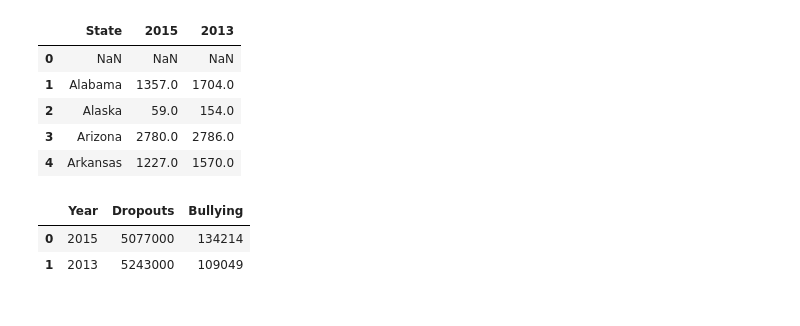
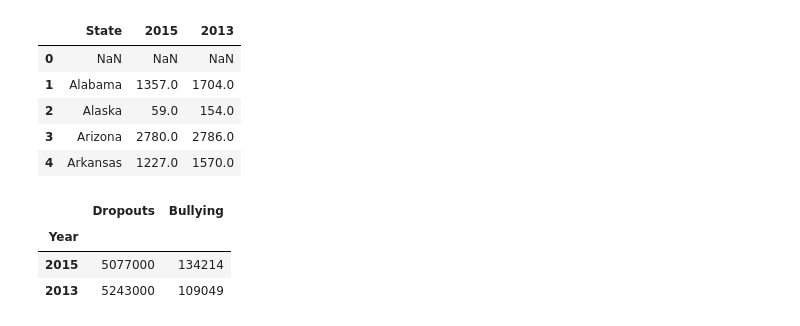
Before and after one commit to hannahduncan/bullying-in-america, a Jupyter notebook: NationalStats.ipynb, the cells around one changed output. Drawn from its saved outputs; the diff is of its cells as text; code cells hidden in the pictures.

```diff
--- a/NationalStats.ipynb
+++ b/NationalStats.ipynb
@@ -463,14 +463,16 @@ BSum_df.head()
 # %%
 #Compare bullying data with dropout data
 # Convert a single dictionary containing lists into a dataframe
 COMPARE_df = pd.DataFrame(
     {"Year": ["2015", "2013"],
      "Dropouts": [5077000, 5243000],
      "Bullying": [134214, 109049]
      }
 )
+COMPARE_df = COMPARE_df.set_index('Year')
 COMPARE_df
 # %% [output]
-|  | Year | Dropouts | Bullying |
-| 0 | 2015 | 5077000 | 134214 |
-| 1 | 2013 | 5243000 | 109049 |
+|  | Dropouts | Bullying |
+| Year |  |  |
+| 2015 | 5077000 | 134214 |
+| 2013 | 5243000 | 109049 |
```
Also changed, not shown: 1 other file.
